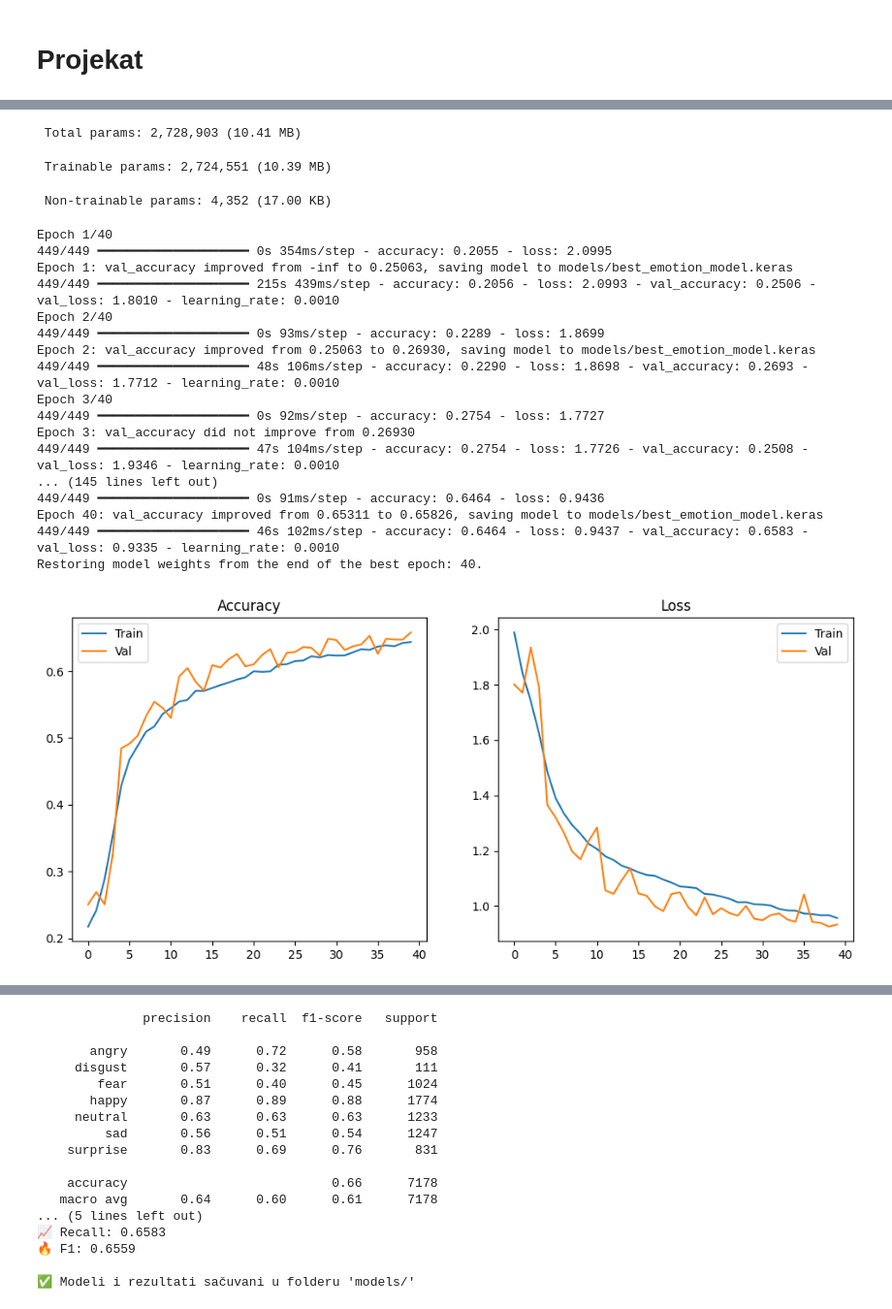
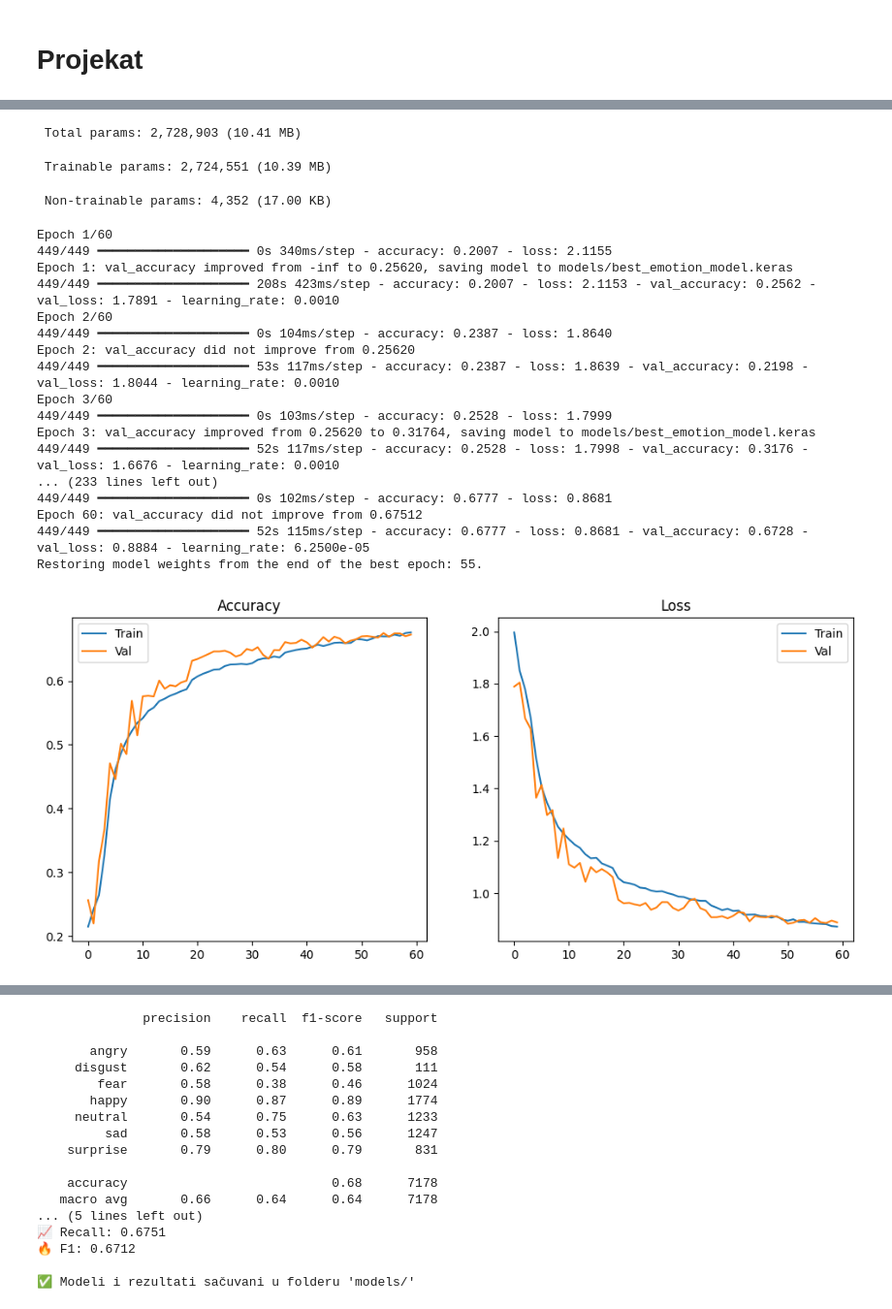
Before and after one commit to OgnjenStojimirovic/Emotion-Recognition, a Jupyter notebook: EmotionRecognition.ipynb, the cells around one changed output, grey strips where cells are left out. Shown at 97% size. Saved outputs shown, nothing was run; the diff lists cells and outputs as text; code cells hidden in the pictures.

```diff
--- a/EmotionRecognition.ipynb
+++ b/EmotionRecognition.ipynb
@@ -40,7 +40,7 @@ test_dir = os.path.join(path, "test")
 # ===============================
 IMG_SIZE = (48, 48)
 BATCH_SIZE = 64
-EPOCHS = 40
+EPOCHS = 60
 LEARNING_RATE = 0.001
 
 emotion_labels = ['angry', 'disgust', 'fear', 'happy', 'neutral', 'sad', 'surprise']
@@ -240,48 +240,48 @@ print("\n✅ Modeli i rezultati sačuvani u folderu 'models/'")
 TensorFlow verzija: 2.19.0
 GPU dostupan: True
 Using Colab cache for faster access to the 'fer2013' dataset.
 📁 Path to dataset files: /kaggle/input/fer2013
 
 📊 Broj klasa: 7
 🏷️ Emocije: ['angry', 'disgust', 'fear', 'happy', 'neutral', 'sad', 'surprise']
 Found 28709 images belonging to 7 classes.
 Found 7178 images belonging to 7 classes.
 Model: "sequential"
 ┏━━━━━━━━━━━━━━━━━━━━━━━━━━━━━━━━━┳━━━━━━━━━━━━━━━━━━━━━━━━┳━━━━━━━━━━━━━━━┓
 ┃ Layer (type)                    ┃ Output Shape           ┃       Param # ┃
 ┡━━━━━━━━━━━━━━━━━━━━━━━━━━━━━━━━━╇━━━━━━━━━━━━━━━━━━━━━━━━╇━━━━━━━━━━━━━━━┩
 │ conv2d (Conv2D)                 │ (None, 48, 48, 64)     │           640 │
 ├─────────────────────────────────┼────────────────────────┼───────────────┤
 │ batch_normalization             │ (None, 48, 48, 64)     │           256 │
 │ (BatchNormalization)            │                        │               │
 ├─────────────────────────────────┼────────────────────────┼───────────────┤
 │ activation (Activation)         │ (None, 48, 48, 64)     │             0 │
 ├─────────────────────────────────┼────────────────────────┼───────────────┤
 │ conv2d_1 (Conv2D)               │ (None, 48, 48, 64)     │        36,928 │
 ├─────────────────────────────────┼────────────────────────┼───────────────┤
 ... (71 lines left out)
 │ dropout_4 (Dropout)             │ (None, 256)            │             0 │
 ├─────────────────────────────────┼────────────────────────┼───────────────┤
 │ dense_2 (Dense)                 │ (None, 7)              │         1,799 │
 └─────────────────────────────────┴────────────────────────┴───────────────┘
  Total params: 2,728,903 (10.41 MB)
  Trainable params: 2,724,551 (10.39 MB)
  Non-trainable params: 4,352 (17.00 KB)
-Epoch 1/40
-449/449 ━━━━━━━━━━━━━━━━━━━━ 0s 354ms/step - accuracy: 0.2055 - loss: 2.0995
-Epoch 1: val_accuracy improved from -inf to 0.25063, saving model to models/best_emotion_model.keras
-449/449 ━━━━━━━━━━━━━━━━━━━━ 215s 439ms/step - accuracy: 0.2056 - loss: 2.0993 - val_accuracy: 0.2506 - val_loss: 1.8010 - learning_rate: 0.0010
-Epoch 2/40
-449/449 ━━━━━━━━━━━━━━━━━━━━ 0s 93ms/step - accuracy: 0.2289 - loss: 1.8699
-Epoch 2: val_accuracy improved from 0.25063 to 0.26930, saving model to models/best_emotion_model.keras
-449/449 ━━━━━━━━━━━━━━━━━━━━ 48s 106ms/step - accuracy: 0.2290 - loss: 1.8698 - val_accuracy: 0.2693 - val_loss: 1.7712 - learning_rate: 0.0010
-Epoch 3/40
-449/449 ━━━━━━━━━━━━━━━━━━━━ 0s 92ms/step - accuracy: 0.2754 - loss: 1.7727
-Epoch 3: val_accuracy did not improve from 0.26930
-449/449 ━━━━━━━━━━━━━━━━━━━━ 47s 104ms/step - accuracy: 0.2754 - loss: 1.7726 - val_accuracy: 0.2508 - val_loss: 1.9346 - learning_rate: 0.0010
-... (145 lines left out)
-449/449 ━━━━━━━━━━━━━━━━━━━━ 0s 91ms/step - accuracy: 0.6464 - loss: 0.9436
-Epoch 40: val_accuracy improved from 0.65311 to 0.65826, saving model to models/best_emotion_model.keras
-449/449 ━━━━━━━━━━━━━━━━━━━━ 46s 102ms/step - accuracy: 0.6464 - loss: 0.9437 - val_accuracy: 0.6583 - val_loss: 0.9335 - learning_rate: 0.0010
-Restoring model weights from the end of the best epoch: 40.
+Epoch 1/60
+449/449 ━━━━━━━━━━━━━━━━━━━━ 0s 340ms/step - accuracy: 0.2007 - loss: 2.1155
+Epoch 1: val_accuracy improved from -inf to 0.25620, saving model to models/best_emotion_model.keras
+449/449 ━━━━━━━━━━━━━━━━━━━━ 208s 423ms/step - accuracy: 0.2007 - loss: 2.1153 - val_accuracy: 0.2562 - val_loss: 1.7891 - learning_rate: 0.0010
+Epoch 2/60
+449/449 ━━━━━━━━━━━━━━━━━━━━ 0s 104ms/step - accuracy: 0.2387 - loss: 1.8640
+Epoch 2: val_accuracy did not improve from 0.25620
+449/449 ━━━━━━━━━━━━━━━━━━━━ 53s 117ms/step - accuracy: 0.2387 - loss: 1.8639 - val_accuracy: 0.2198 - val_loss: 1.8044 - learning_rate: 0.0010
+Epoch 3/60
+449/449 ━━━━━━━━━━━━━━━━━━━━ 0s 103ms/step - accuracy: 0.2528 - loss: 1.7999
+Epoch 3: val_accuracy improved from 0.25620 to 0.31764, saving model to models/best_emotion_model.keras
+449/449 ━━━━━━━━━━━━━━━━━━━━ 52s 117ms/step - accuracy: 0.2528 - loss: 1.7998 - val_accuracy: 0.3176 - val_loss: 1.6676 - learning_rate: 0.0010
+... (233 lines left out)
+449/449 ━━━━━━━━━━━━━━━━━━━━ 0s 102ms/step - accuracy: 0.6777 - loss: 0.8681
+Epoch 60: val_accuracy did not improve from 0.67512
+449/449 ━━━━━━━━━━━━━━━━━━━━ 52s 115ms/step - accuracy: 0.6777 - loss: 0.8681 - val_accuracy: 0.6728 - val_loss: 0.8884 - learning_rate: 6.2500e-05
+Restoring model weights from the end of the best epoch: 55.
-[figure, old version]
+[figure, new version]
@@ -290,17 +290,17 @@ Restoring model weights from the end of the best epoch: 40.
               precision    recall  f1-score   support
 
-       angry       0.49      0.72      0.58       958
-     disgust       0.57      0.32      0.41       111
-        fear       0.51      0.40      0.45      1024
-       happy       0.87      0.89      0.88      1774
-     neutral       0.63      0.63      0.63      1233
-         sad       0.56      0.51      0.54      1247
-    surprise       0.83      0.69      0.76       831
+       angry       0.59      0.63      0.61       958
+     disgust       0.62      0.54      0.58       111
+        fear       0.58      0.38      0.46      1024
+       happy       0.90      0.87      0.89      1774
+     neutral       0.54      0.75      0.63      1233
+         sad       0.58      0.53      0.56      1247
+    surprise       0.79      0.80      0.79       831
 
-    accuracy                           0.66      7178
-   macro avg       0.64      0.60      0.61      7178
+    accuracy                           0.68      7178
+   macro avg       0.66      0.64      0.64      7178
 ... (5 lines left out)
-📈 Recall: 0.6583
-🔥 F1: 0.6559
+📈 Recall: 0.6751
+🔥 F1: 0.6712
 
 ✅ Modeli i rezultati sačuvani u folderu 'models/'
```
Also changed, not shown: parts of 1 cell of this notebook.
